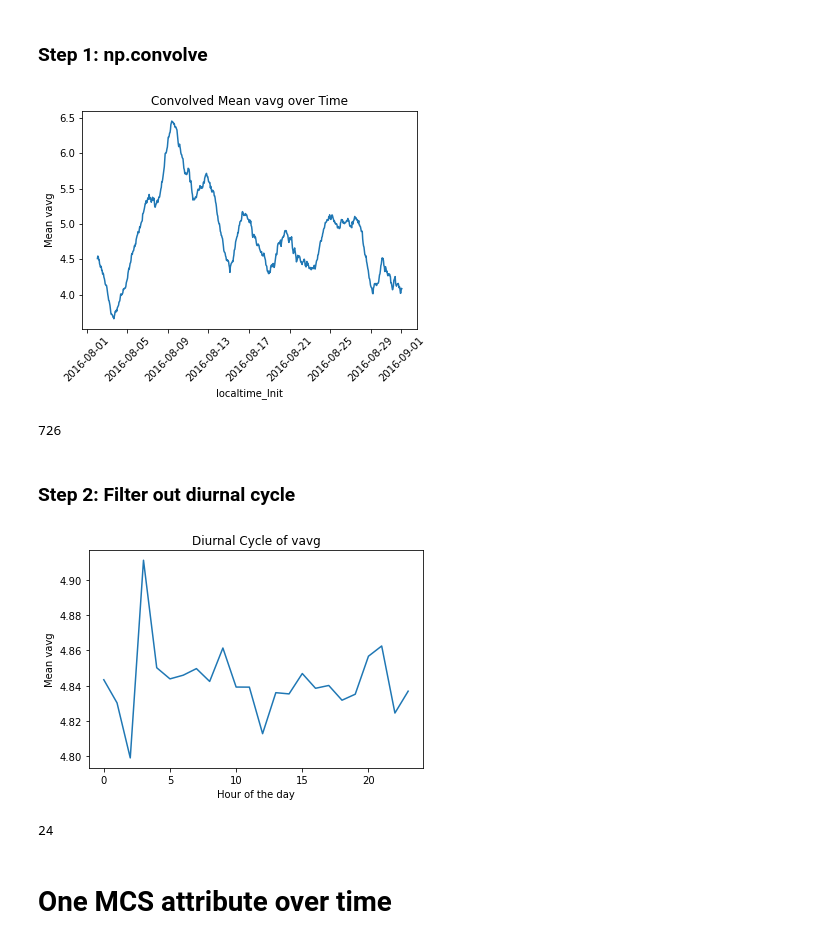
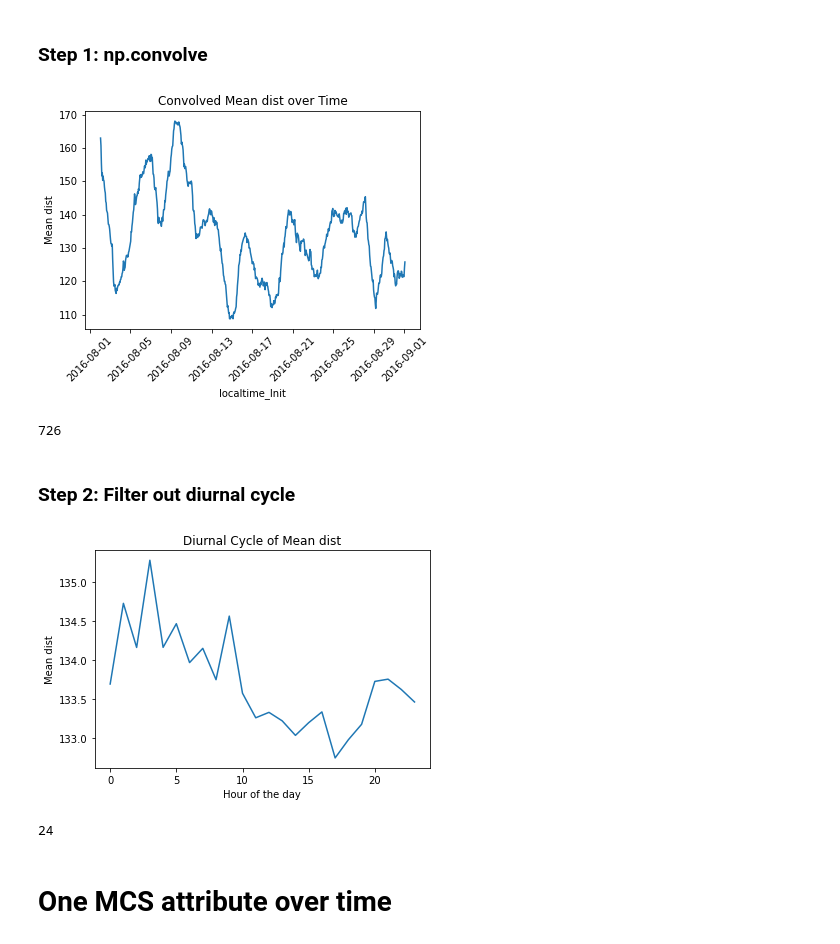
Before and after one commit to bfildier/stage-2023-rain-extremes-timing-intensity, a Jupyter notebook: scripts/start/MCS_properties/MCSprops_subregion.ipynb, the cells around one changed output. Drawn from its saved outputs; the diff is of its cells as text; code cells hidden in the pictures.

```diff
--- a/scripts/start/MCS_properties/MCSprops_subregion.ipynb
+++ b/scripts/start/MCS_properties/MCSprops_subregion.ipynb
@@ -10,7 +10,7 @@ lat_max_subregion = 20
 # %% [markdown]
 <span style="color:pink">## choose attribute (listed in code below in toocan[0])</span>
 # %%
-attribute = "vavg"
+attribute = "dist"
 # %% [markdown]
 <span style="color:pink">## choose MCS index and attribute (when plotting a single MCS, which MCS do you want to look at? Which attribute?). attributes listed in code blow in under toocan[36].clusters</span>
 # %%
@@ -476,34 +479,34 @@ plt.title('Convolved Mean ' + attribute + ' over Time')
 plt.show()
 print(len(convolved_mean_values))
 # %% [output]
-[figure, old version]
+[figure, new version]
 726
 # %% [markdown]
 ### Step 2: Filter out diurnal cycle
 # %%
 # convert datetime to hours of the day
 hours = [time.hour for time in end_interval_times]
 
 # average value for each hour of the day
 diurnal_hours = range(24)  # 24 hours in a day
 diurnal_cycle = []
 for hour in diurnal_hours:
     # make list called values
     # if the hour in the data matches the hour in the current loop, append the data value to values list
     # find the mean for the hour in the current loop (e.g. average of all data in hour 20)
     values = [value for value, h in zip(convolved_mean_values[12:-12], hours[12:-12]) if h == hour]
     average_value = np.mean(values)
     diurnal_cycle.append(average_value)
 
 # Plot the diurnal cycle
 plt.plot(diurnal_hours, diurnal_cycle)
 plt.xlabel('Hour of the day')
 plt.ylabel('Mean ' + attribute)
-plt.title('Diurnal Cycle of ' + attribute)
+plt.title('Diurnal Cycle of Mean ' + attribute)
 plt.show()
 print(len(diurnal_cycle))
 # %% [output]
-[figure, old version]
+[figure, new version]
 24
 # %% [markdown]
 # One MCS attribute over time
```
Also changed, not shown: parts of 14 cells of this notebook, 32 other files.
